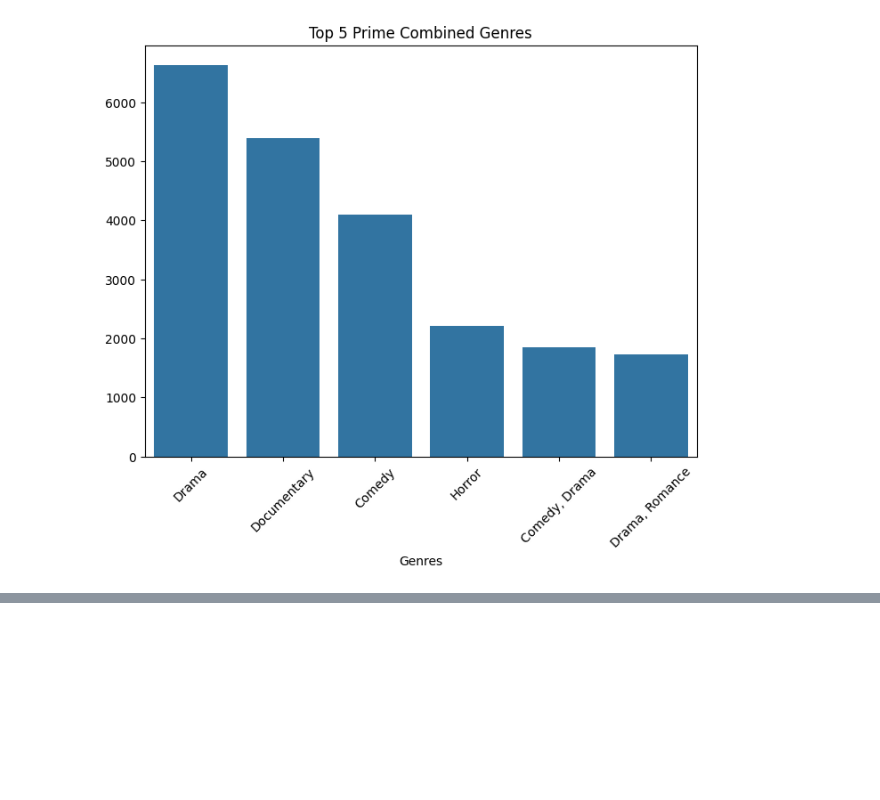
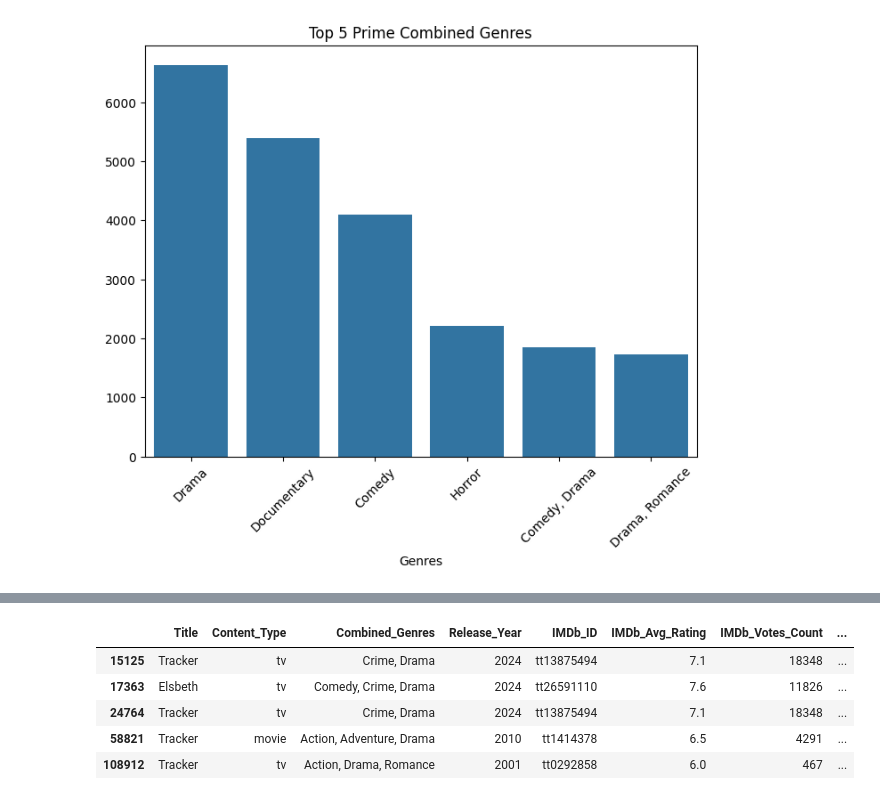
Before and after one commit to rkynhoff/Streaming_Service_Comparisons, a Jupyter notebook: STRM_SERV_COMP_V2.ipynb, the cells around one changed output, grey strips where cells are left out. Cells and saved outputs as stored; diff of their text form; code cells hidden in the pictures; blank space fills up the shorter version.

Commit message:
attempt at parsing out specific titles

```diff
--- a/STRM_SERV_COMP_V2.ipynb
+++ b/STRM_SERV_COMP_V2.ipynb
@@ -1051,0 +1043,10 @@ plt.show()
+# %%
+# streaming_clean[streaming_clean["Title"] == "Tracker"]
+streaming_clean[streaming_clean["Title"].isin(["Tracker", "Elsbeth"])]
+# %% [output]
+|  | Title | Content_Type | Combined_Genres | Release_Year | IMDb_ID | IMDb_Avg_Rating | IMDb_Votes_Count | ... |
+| 15125 | Tracker | tv | Crime, Drama | 2024 | tt13875494 | 7.1 | 18348 | ... |
+| 17363 | Elsbeth | tv | Comedy, Crime, Drama | 2024 | tt26591110 | 7.6 | 11826 | ... |
+| 24764 | Tracker | tv | Crime, Drama | 2024 | tt13875494 | 7.1 | 18348 | ... |
+| 58821 | Tracker | movie | Action, Adventure, Drama | 2010 | tt1414378 | 6.5 | 4291 | ... |
+| 108912 | Tracker | tv | Action, Drama, Romance | 2001 | tt0292858 | 6.0 | 467 | ... |
```
Also changed, not shown: parts of 6 cells of this notebook.
